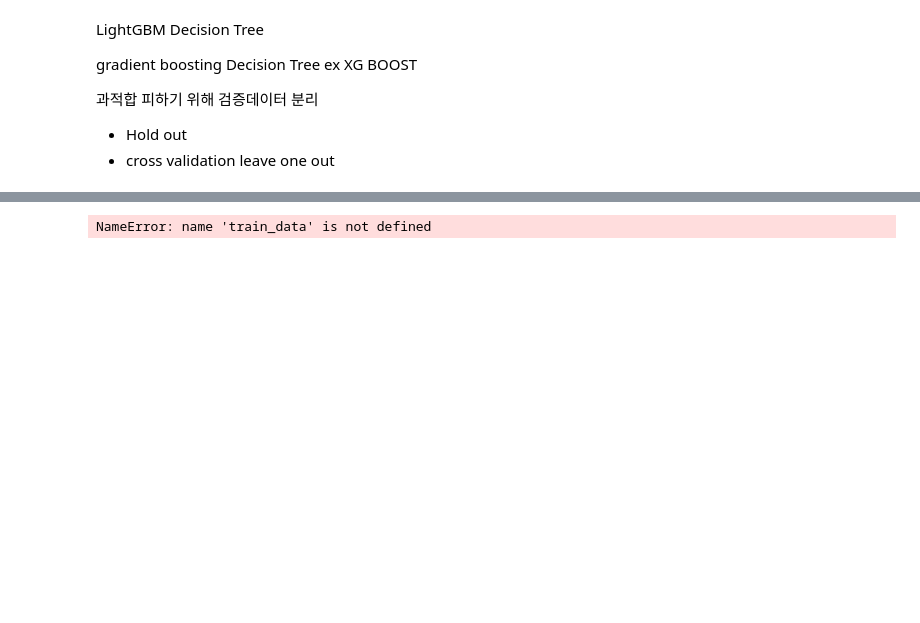
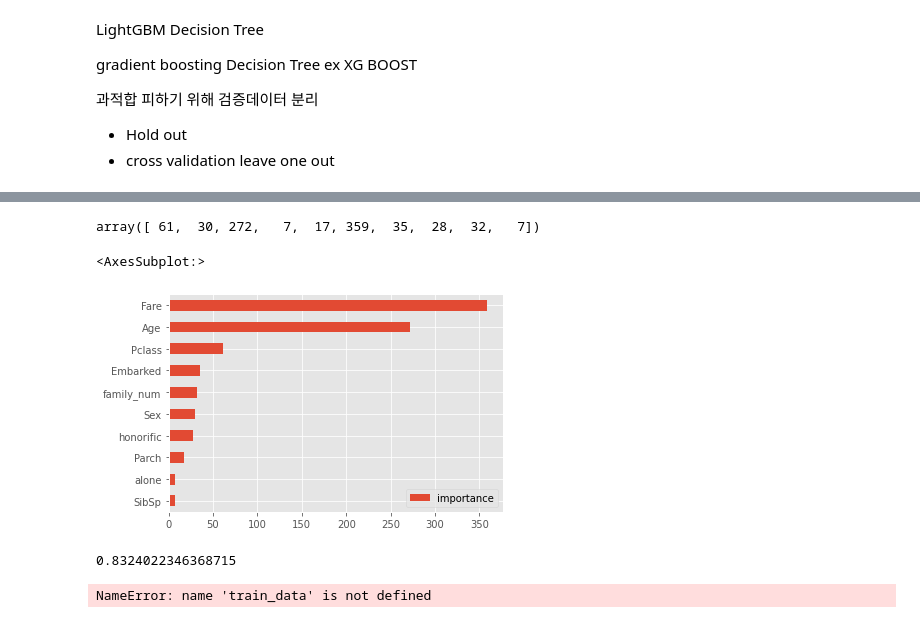
Before and after one commit to hideurface/Learned, a Jupyter notebook: Kaggle/Titanic/titanic.ipynb, the cells around one changed output, grey strips where cells are left out. Saved outputs shown, nothing was run; the diff lists cells and outputs as text; code cells hidden in the pictures; blank space fills up the shorter version.

```diff
--- a/Kaggle/Titanic/titanic.ipynb
+++ b/Kaggle/Titanic/titanic.ipynb
@@ -501,7 +499,8 @@ lgb_train = lgb.Dataset(X_train, y_train, categorical_feature=categories)
 lgb_eval = lgb.Dataset(X_valid, y_valid, categorical_feature=categories, reference=lgb_train)
 # %%
 #hyper parameter
-lgb_params = {"objective": "binary", "random_seed":0}
+# lgb_params = {"objective": "binary", "random_seed":0} # 0.8491620111731844
+lgb_params = {"objective": "binary", "andom_seed":0, "max_bin":331, "num_leaves":20, "min_data_in_leaf":57} # 0.8491620111731844
 # %%
 model_lgb = lgb.train(lgb_params, lgb_train, valid_sets=lgb_eval, num_boost_round=100, early_stopping_rounds=20, verbose_eval=10)
 # %% [output]
@@ -508,0 +524,10 @@ LightGBMError: Cannot set categorical feature after freed raw data, set free_raw
+# %%
+model_lgb.feature_importance()
+# %% [output]
+array([ 61,  30, 272,   7,  17, 359,  35,  28,  32,   7])
+# %%
+importance = pd.DataFrame(model_lgb.feature_importance(), index=X_train.columns, columns=["importance"]).sort_values(by="importance", ascending=True)
+importance.plot.barh()
+# %% [output]
+<AxesSubplot:>
+[figure, added]
@@ -509,3 +536,7 @@ LightGBMError: Cannot set categorical feature after freed raw data, set free_raw
+# %%
+accuracy_score(y_valid, np.round(y_pred))
+# %% [output]
+0.8324022346368715
 # %%
 from sklearn.ensemble import RandomForestClassifier
 
```
Also changed, not shown: parts of 4 cells of this notebook.
